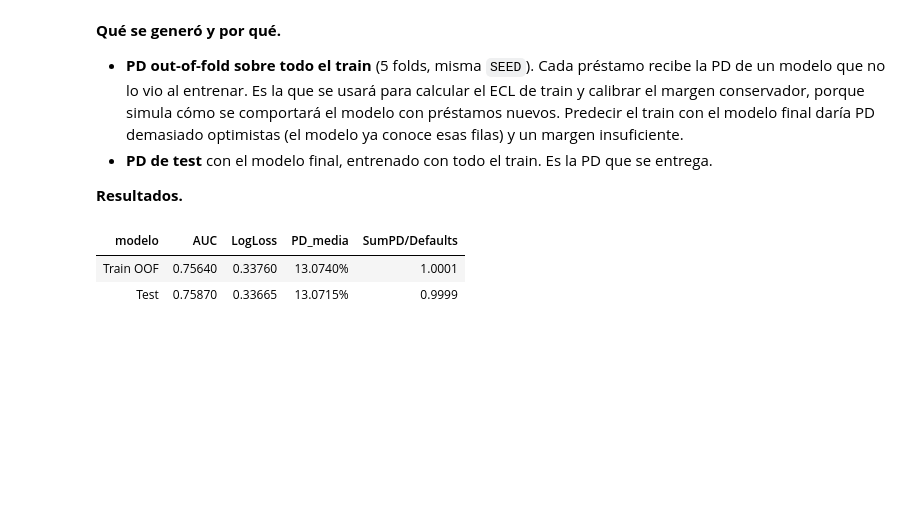
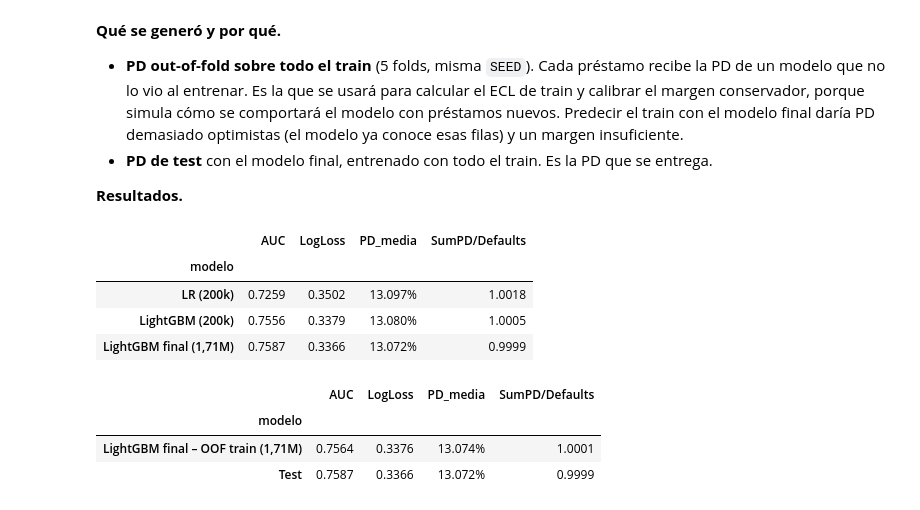
Before and after one commit to antonio-xrp/Expected_Credit_Loss, a Jupyter notebook: notebooks/03_modelo_pd.ipynb, the cells around one changed output. Drawn from its saved outputs; the diff is of its cells as text; code cells hidden in the pictures; blank space fills up the shorter version.

Commit message:
modelo ECL sin modificaciones done

```diff
--- a/notebooks/03_modelo_pd.ipynb
+++ b/notebooks/03_modelo_pd.ipynb
@@ -54,18 +54,26 @@ CV_SAMPLE_SIZE = 200_000
 # %% [markdown]
 Separamos nuestras variables`
 # %%
-Xtr_pl = pl.read_parquet("../data/processed/X_train_origin.parquet")
+Xtr_pl = pl.read_parquet("../data/processed/X_train.parquet")
 
 TARGET = "y"
 
-#LEAKAGE_VARS = ['grade']
+LEAKAGE_VARS = ['grade']
 
-CAT  = [c for c, dt in Xtr_pl.schema.items() if dt == pl.String]
+PERFORMANCE_VARS = [
+    'remaining_princ_for_tot_amnt_fund',
+    'paym_rec_for_tot_amnt_fund',
+    'princ_rec',
+    'interest_rec',
+    'late_fees_rec'
+]
+
+CAT  = [c for c, dt in Xtr_pl.schema.items() if dt == pl.String and c != 'grade']
 NUM  = [c for c, dt in Xtr_pl.schema.items() if dt.is_numeric()]
 
 LOG_VARS   = [c for c in NUM if c.startswith("log_")]    # 3 logs creados en 02
 FLAG_VARS  = [c for c in NUM if c.startswith("flag_")]   # 5 flags de imputación
-NUM_BASE   = [c for c in NUM if c not in LOG_VARS + FLAG_VARS]  # 29 originales
+NUM_BASE   = [c for c in NUM if c not in LOG_VARS + FLAG_VARS + PERFORMANCE_VARS ]  # 29 originales + 3 variables creadas en EDA
 RAW_OF_LOG = [c.removeprefix("log_") for c in LOG_VARS]  # variables que tienen su log
 VIF_DROP   = ["monthly_payment"]                         # VIF > 10 (colineal con funded_amnt)
 
@@ -82,7 +90,7 @@ VIF_DROP_ING = [
 # VARS = NUM + CAT
 
 X_train = Xtr_pl.to_pandas()
-X_test  = pl.read_parquet("../data/processed/X_test_origin.parquet").to_pandas()
+X_test  = pl.read_parquet("../data/processed/X_test.parquet").to_pandas()
 y_train = pl.read_parquet("../data/processed/y_train.parquet")["y"].to_numpy()
 y_test  = pl.read_parquet("../data/processed/y_test.parquet")["y"].to_numpy()
 
@@ -682,25 +690,39 @@ lgbm_final_full = clone(lgbm_full).fit(X_full, y_full)
 p_lgbm_test_full = lgbm_final_full.predict_proba(X_test_lgb[FEATURES_LGBM])[:, 1]
 # %%
 
-from IPython.display import display
+y_test_arr = np.asarray(y_test).ravel()
 
-tabla_pd = pd.DataFrame([
-    metricas_pd(y_train_full, p_lgbm_oof_full, "Train OOF"),
-    metricas_pd(y_test_full, p_lgbm_test_full, "Test")
-])
+tabla_pd_final = pd.DataFrame([
+    # Modelos de 200k (evaluados en test)
+    metricas_pd(y_test_arr, p_lr_test, "LR (200k)"),
+    metricas_pd(y_test_arr, p_lgbm_test, "LightGBM (200k)"),
+    # Modelo final con todo el train
+    metricas_pd(y_test_arr, p_lgbm_test_full, "LightGBM final (1,71M)"),
+]).set_index("modelo")
 
-display(
-    tabla_pd.style.format({
-        "AUC": "{:.5f}",
-        "LogLoss": "{:.5f}",
-        "PD_media": "{:.4%}",
-        "SumPD/Defaults": "{:.4f}"
-    }).hide(axis="index")
-)
+display(tabla_pd_final.style.format({
+    "AUC": "{:.4f}", "LogLoss": "{:.4f}",
+    "PD_media": "{:.3%}", "SumPD/Defaults": "{:.4f}",
+}))
+
+# Fila extra: el OOF de train completo, que es el que se usará para calibrar el ECL
+display(pd.DataFrame([
+    metricas_pd(y_full, p_lgbm_oof_full, "LightGBM final – OOF train (1,71M)"),
+    metricas_pd(y_test_arr, p_lgbm_test_full, "Test"),
+]).set_index("modelo").style.format({
+    "AUC": "{:.4f}", "LogLoss": "{:.4f}",
+    "PD_media": "{:.3%}", "SumPD/Defaults": "{:.4f}",
+}))
 # %% [output]
-| modelo | AUC | LogLoss | PD_media | SumPD/Defaults |
-| Train OOF | 0.75640 | 0.33760 | 13.0740% | 1.0001 |
-| Test | 0.75870 | 0.33665 | 13.0715% | 0.9999 |
+|  | AUC | LogLoss | PD_media | SumPD/Defaults |
+| modelo |  |  |  |  |
+| LR (200k) | 0.7259 | 0.3502 | 13.097% | 1.0018 |
+| LightGBM (200k) | 0.7556 | 0.3379 | 13.080% | 1.0005 |
+| LightGBM final (1,71M) | 0.7587 | 0.3366 | 13.072% | 0.9999 |
+|  | AUC | LogLoss | PD_media | SumPD/Defaults |
+| modelo |  |  |  |  |
+| LightGBM final – OOF train (1,71M) | 0.7564 | 0.3376 | 13.074% | 1.0001 |
+| Test | 0.7587 | 0.3366 | 13.072% | 0.9999 |
 # %%
 from pathlib import Path
 
```
Also changed, not shown: parts of 2 cells of this notebook, 5 other files.
